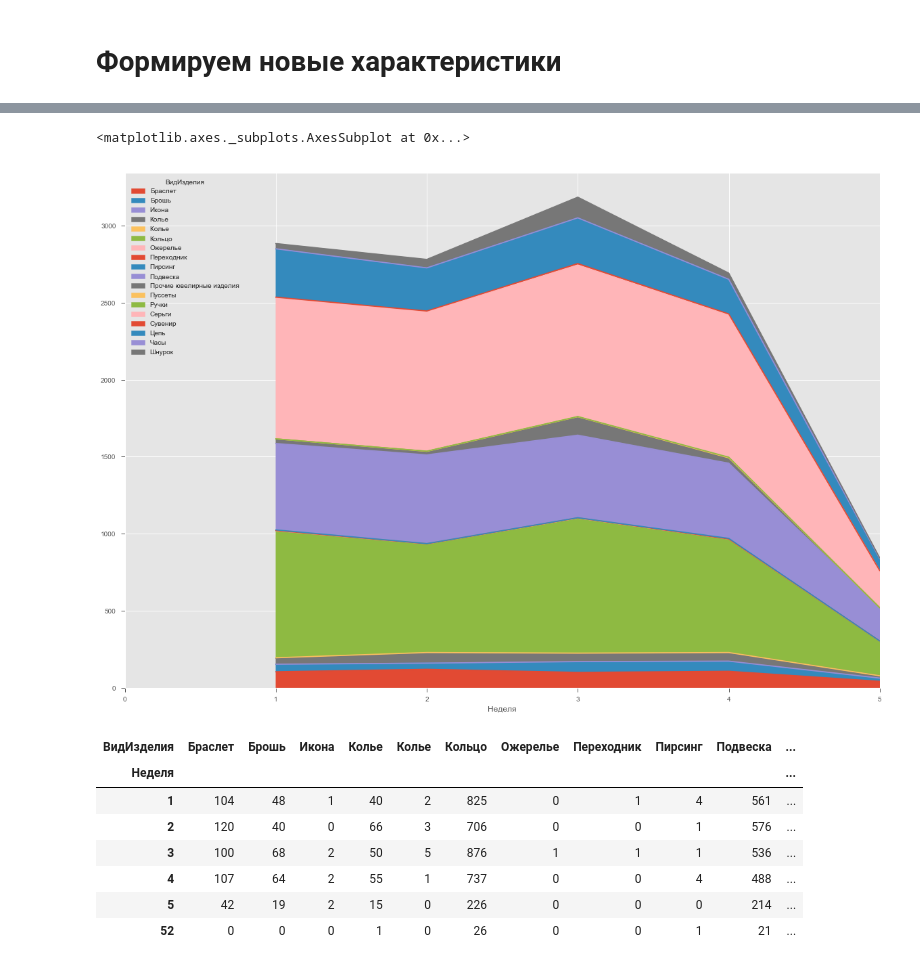
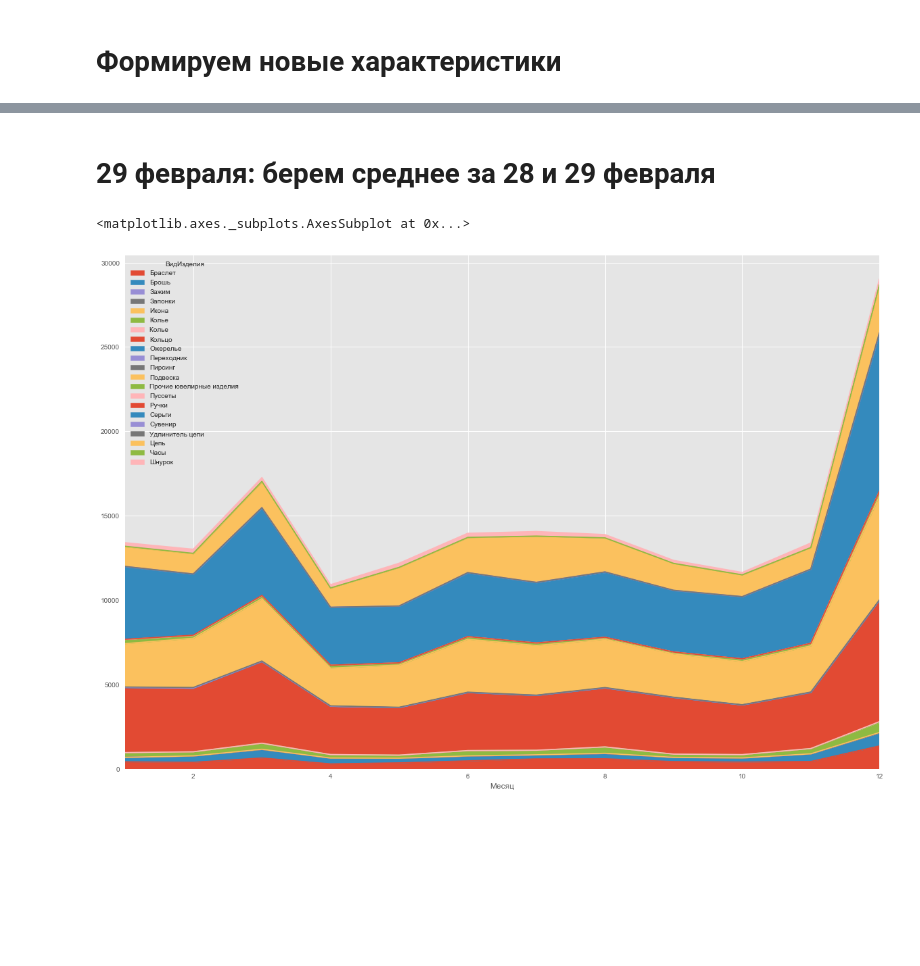
Before and after one commit to sergeybelov/magic, a Jupyter notebook: Анализ продаж.ipynb, the cells around one changed output, grey strips where cells are left out. Cells and saved outputs as stored; diff of their text form; code cells hidden in the pictures; blank space fills up the shorter version.

```diff
--- a/Анализ продаж.ipynb
+++ b/Анализ продаж.ipynb
@@ -4,16 +4,17 @@ import json
 from pandas.io.json import json_normalize
 import seaborn as sb
 %pylab inline
+import calendar
+import datetime as dt
 
 from pylab import rcParams
 rcParams['figure.figsize'] = 20, 14
-matplotlib.style.use('ggplot')
 # %% [output]
 Populating the interactive namespace from numpy and matplotlib
 # %% [markdown]
 # Читаем и преобразовываем JSON
 # %%
-with open('v8_20AA_1bee.json', encoding='utf8') as data_file:
+with open('v8_20AA_2d3f.json', encoding='utf8') as data_file:
     json_data = json.load(data_file)
 # %%
 _columns=[val['Name']['#value'] for val in json_data['#value']['column']]#Вычленяем колонки
@@ -38,16 +27,42 @@ data.head()
+# %%
+#параметры даты
+data['Год']=data['Дата'].dt.year
+data['Месяц']=data['Дата'].dt.month
+data['Неделя']=data['Дата'].dt.week
+data['День']=data['Дата'].dt.day
+data['ДеньНедели']=data['Дата'].dt.weekday
+
+
+#удаляем дату
+data.drop('Дата', axis=1, inplace=True)
+# %% [markdown]
+# 29 февраля: берем среднее за 28 и 29 февраля
+# %%
+condition29=(data['День'] > 28)&(data['Месяц']==2)
+condition28=(data['День'] == 28)&(data['Месяц']==2)
+
+def getCal(row):
+    return dt.date(row['Год'], 2, 28).isocalendar()
+
+#28 и 29 февраля  приравниваем к 28 февраля
+data.ix[condition29,'День']=28
+data.ix[condition28,'Неделя']=data.ix[condition28].apply(lambda row: getCal(row)[1], axis=1)
+data.ix[condition28,'ДеньНедели']=data.ix[condition28].apply(lambda row: getCal(row)[2], axis=1)
+
+
+#группируемые колонки
+selectColumns=list(set(_columns)-set(['Дата','Количество'])|set(['Год','Месяц','День','Неделя','ДеньНедели']))
+
+#среднее по 28 февраля
+feb28=data[condition28].groupby(selectColumns)['Количество'].mean().reset_index()
+
+#удаляем из оригинально датасета все 28 февраля
+data.drop(data[condition28].index, inplace=True)
+
+#добавляем среднее за 28 февраля
+data=data.append(feb28)
 # %%
-data.pivot_table(index='Неделя', columns='ВидИзделия', values='Количество', aggfunc=np.sum,fill_value=0,dropna=False).plot(kind='area',xlim=[0,5], legend=True,stacked=True)
+data[(data['Год']==2016)].pivot_table(index=['Месяц'], columns='ВидИзделия', values='Количество', aggfunc=sum,fill_value=0,dropna=False).plot(kind='area', legend=True,stacked=True)
 # %% [output]
 <matplotlib.axes._subplots.AxesSubplot at 0x...>
-[figure, old version]
+[figure, new version]
-# %%
-data.pivot_table(index='Неделя', columns='ВидИзделия', values='Количество', aggfunc=np.sum,fill_value=0,dropna=False)
-# %% [output]
-| ВидИзделия | Браслет | Брошь | Икона | Колье | Колье | Кольцо | Ожерелье | Переходник | Пирсинг | Подвеска | ... |
-| Неделя |  |  |  |  |  |  |  |  |  |  | ... |
-| 1 | 104 | 48 | 1 | 40 | 2 | 825 | 0 | 1 | 4 | 561 | ... |
-| 2 | 120 | 40 | 0 | 66 | 3 | 706 | 0 | 0 | 1 | 576 | ... |
-| 3 | 100 | 68 | 2 | 50 | 5 | 876 | 1 | 1 | 1 | 536 | ... |
-| 4 | 107 | 64 | 2 | 55 | 1 | 737 | 0 | 0 | 4 | 488 | ... |
-| 5 | 42 | 19 | 2 | 15 | 0 | 226 | 0 | 0 | 0 | 214 | ... |
-| 52 | 0 | 0 | 0 | 1 | 0 | 26 | 0 | 0 | 1 | 21 | ... |
```
Also changed, not shown: parts of 2 cells of this notebook.
